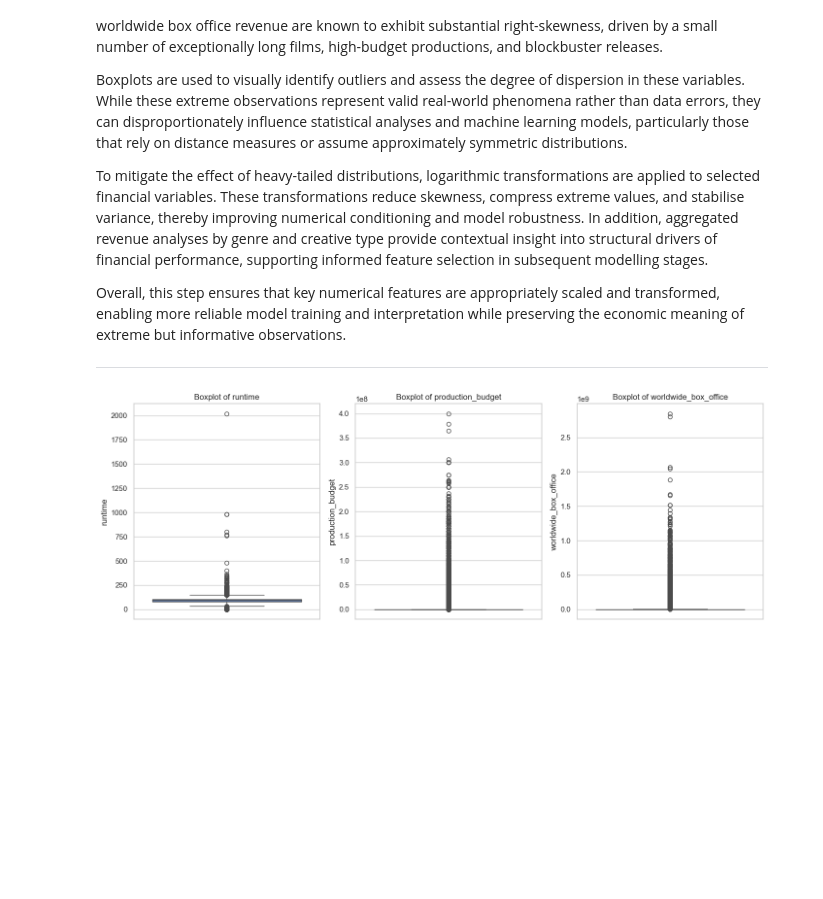
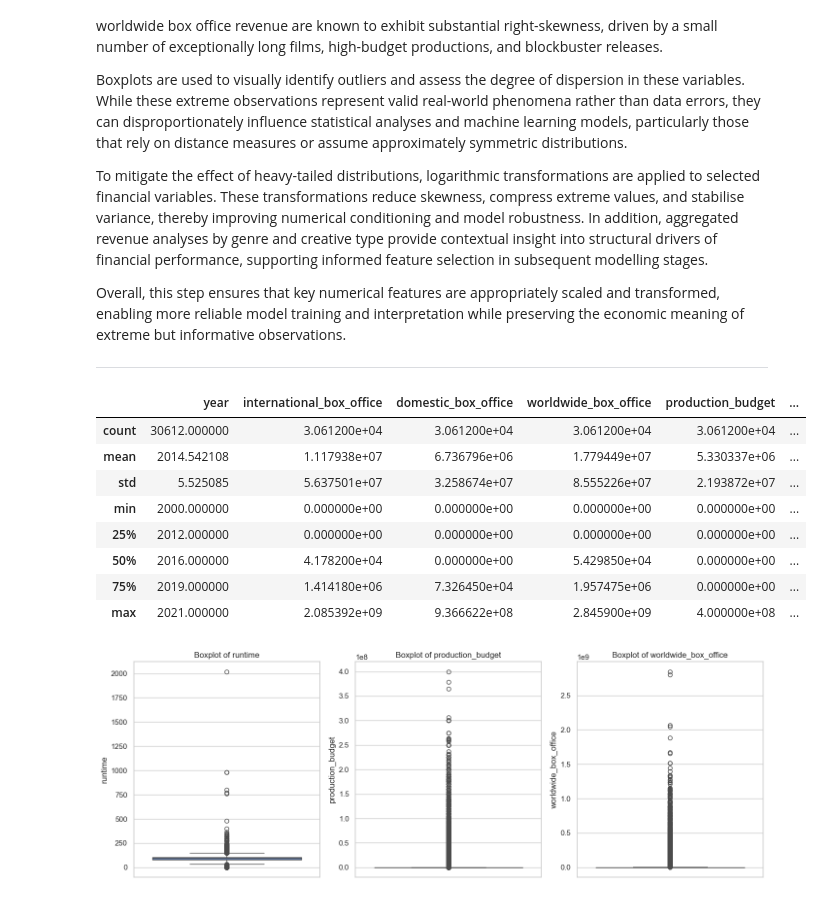
Before and after one commit to spaesey/ai-for-business-project, a Jupyter notebook: src/eda_feature_engineering.ipynb, the cells around one changed output. Saved outputs shown, nothing was run; the diff lists cells and outputs as text; code cells hidden in the pictures; blank space fills up the shorter version.

```diff
--- a/src/eda_feature_engineering.ipynb
+++ b/src/eda_feature_engineering.ipynb
@@ -753,6 +753,19 @@ To mitigate the effect of heavy-tailed distributions, logarithmic transformation
 Overall, this step ensures that key numerical features are appropriately scaled and transformed, enabling more reliable model training and interpretation while preserving the economic meaning of extreme but informative observations.
 
 ---
+# %%
+df_sales.describe() # Check max and min values with other descriptive stats. Code by Muayyad
+# We have alot of 0 values in the financial columns, we'll deal with those later
+# %% [output]
+|  | year | international_box_office | domestic_box_office | worldwide_box_office | production_budget | ... |
+| count | 30612.000000 | 3.061200e+04 | 3.061200e+04 | 3.061200e+04 | 3.061200e+04 | ... |
+| mean | 2014.542108 | 1.117938e+07 | 6.736796e+06 | 1.779449e+07 | 5.330337e+06 | ... |
+| std | 5.525085 | 5.637501e+07 | 3.258674e+07 | 8.555226e+07 | 2.193872e+07 | ... |
+| min | 2000.000000 | 0.000000e+00 | 0.000000e+00 | 0.000000e+00 | 0.000000e+00 | ... |
+| 25% | 2012.000000 | 0.000000e+00 | 0.000000e+00 | 0.000000e+00 | 0.000000e+00 | ... |
+| 50% | 2016.000000 | 4.178200e+04 | 0.000000e+00 | 5.429850e+04 | 0.000000e+00 | ... |
+| 75% | 2019.000000 | 1.414180e+06 | 7.326450e+04 | 1.957475e+06 | 0.000000e+00 | ... |
+| max | 2021.000000 | 2.085392e+09 | 9.366622e+08 | 2.845900e+09 | 4.000000e+08 | ... |
 # %%
 #  Visualize outliers using boxplots ------ Ahmed
 #numeric_cols = ['runtime', 'production_budget', 'worldwide_box_office']
```
Also changed, not shown: parts of 34 cells of this notebook.
